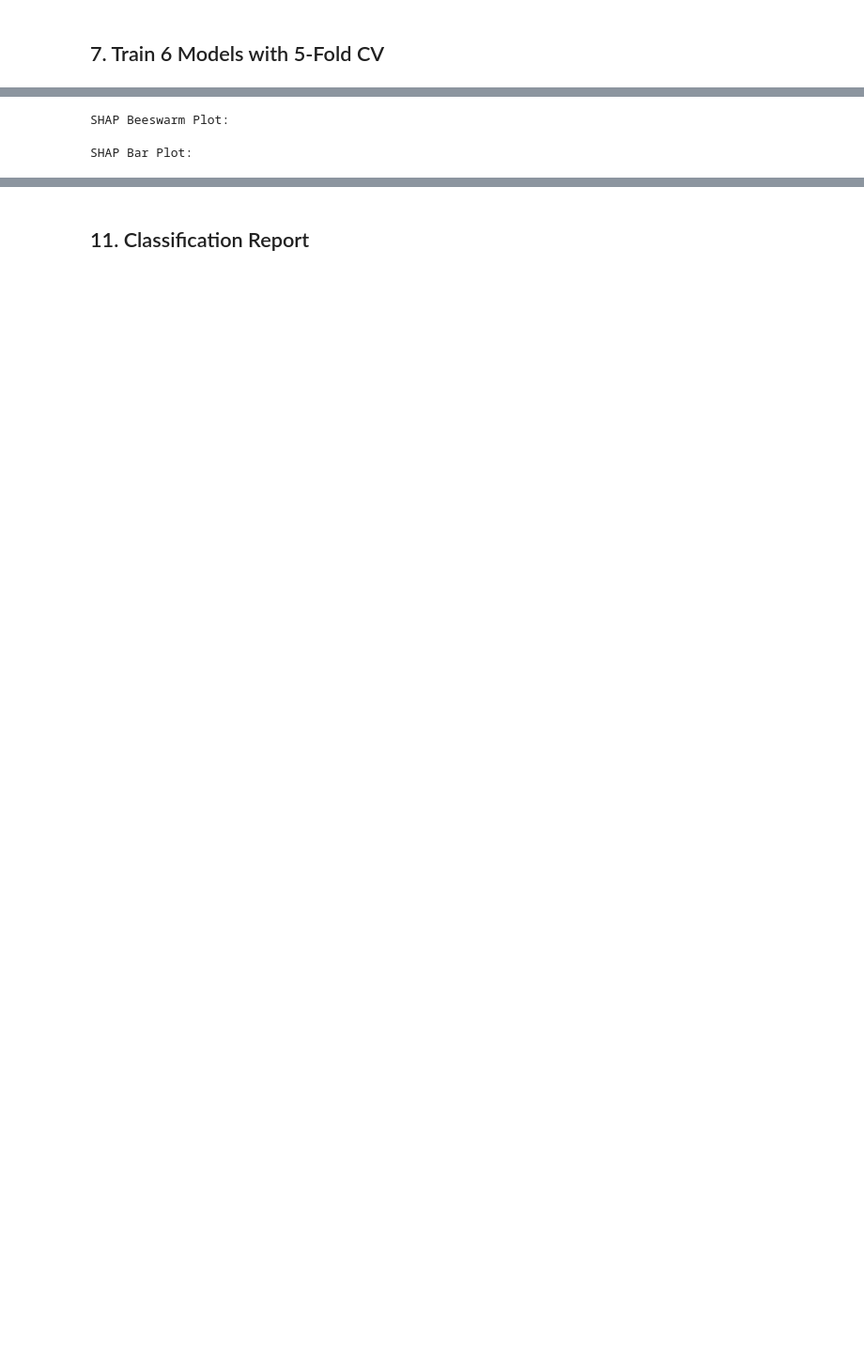
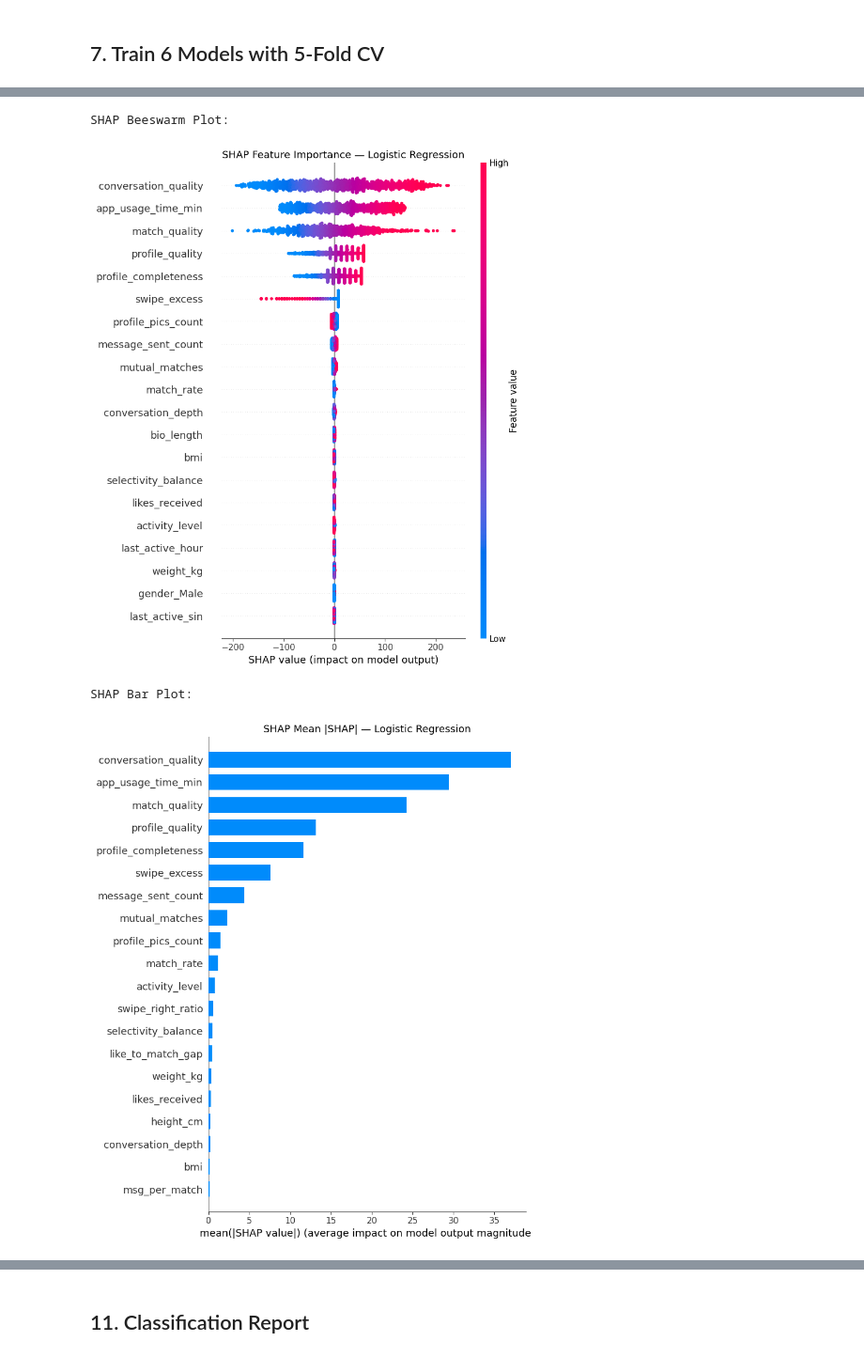
Before and after one commit to iztzx/WID3006_ML, a Jupyter notebook: ConnectionLens_Colab.ipynb, the cells around one changed output, grey strips where cells are left out. Shown at 94% size. Cells and saved outputs as stored; diff of their text form; code cells hidden in the pictures; blank space fills up the shorter version.

```diff
--- a/ConnectionLens_Colab.ipynb
+++ b/ConnectionLens_Colab.ipynb
@@ -740,7 +792,7 @@ print("\nPreprocessing complete!")
 ## 7. Train 6 Models with 5-Fold CV
 # %%
 from sklearn.linear_model import LogisticRegression
-from sklearn.ensemble import GradientBoostingClassifier
+from sklearn.ensemble import ExtraTreesClassifier
 from sklearn.metrics import accuracy_score, f1_score, classification_report
 from sklearn.model_selection import StratifiedKFold, cross_val_score
 from xgboost import XGBClassifier
@@ -767,8 +819,8 @@ models = {
     "Random Forest": make_pipeline(
         RandomForestClassifier(**MODEL_CFG["Random Forest"], random_state=SEED, n_jobs=-1)
     ),
-    "Gradient Boosting": make_pipeline(
-        GradientBoostingClassifier(**MODEL_CFG["Gradient Boosting"], random_state=SEED)
+    "Extra Trees": make_pipeline(
+        ExtraTreesClassifier(**MODEL_CFG["Extra Trees"], random_state=SEED, n_jobs=-1)
     ),
     "XGBoost": make_pipeline(
         XGBClassifier(
@@ -1043,58 +1514,74 @@ import shap
 
 SHAP_CFG = CONFIG["shap"]
 
-# Use the best model directly for SHAP (TreeExplainer supports CatBoost natively)
+# Use the best model directly for SHAP
 shap_estimator = best_pipeline.named_steps["model"]
 
 shap_sample = X_train_final.sample(
     n=min(SHAP_CFG["sample_size"], len(X_train_final)), random_state=SEED
 )
-explainer = shap.TreeExplainer(shap_estimator)
-shap_values = explainer.shap_values(shap_sample)
+
+# shap.Explainer auto-selects the right backend (Tree, Linear, etc.)
+explainer = shap.Explainer(shap_estimator, shap_sample)
+shap_values = explainer(shap_sample)
+
+# Extract arrays for plotting
+if hasattr(shap_values, "values"):
+    sv = shap_values.values
+else:
+    sv = shap_values
 
 # CatBoost multi-class returns shape (n_samples, n_features, n_classes)
-if isinstance(shap_values, np.ndarray) and shap_values.ndim == 3:
-    sv_beeswarm = shap_values[:, :, 0]       # first class for beeswarm
-    sv_bar = np.mean(np.abs(shap_values), axis=2)  # mean |SHAP| for bar
-elif isinstance(shap_values, list):
-    sv_beeswarm = shap_values[0]
+if isinstance(sv, np.ndarray) and sv.ndim == 3:
+    sv_beeswarm = sv[:, :, 0]       # first class for beeswarm
+    sv_bar = np.mean(np.abs(sv), axis=2)  # mean |SHAP| for bar
+elif isinstance(sv, list):
+    sv_beeswarm = sv[0]
     sv_bar = sv_beeswarm
 else:
-    sv_beeswarm = shap_values
+    sv_beeswarm = sv
     sv_bar = sv_beeswarm
 
 # Beeswarm plot
 print("SHAP Beeswarm Plot:")
 shap.summary_plot(sv_beeswarm, shap_sample, show=False, max_display=SHAP_CFG["max_display"])
-plt.title(f"SHAP Feature Importance â€” {best_name}", fontsize=13)
+plt.title(f"SHAP Feature Importance — {best_name}", fontsize=13)
 plt.tight_layout()
 plt.show()
 
 # Bar plot
 print("\nSHAP Bar Plot:")
 shap.summary_plot(sv_bar, shap_sample, plot_type="bar", show=False, max_display=SHAP_CFG["max_display"])
-plt.title(f"SHAP Mean |SHAP| â€” {best_name}", fontsize=13)
+plt.title(f"SHAP Mean |SHAP| — {best_name}", fontsize=13)
 plt.tight_layout()
 plt.show()
 
 # Feature importance from the SHAP model
-importances_shap = shap_estimator.feature_importances_
+if hasattr(shap_estimator, "feature_importances_"):
+    importances_shap = shap_estimator.feature_importances_
+elif hasattr(shap_estimator, "coef_"):
+    importances_shap = np.mean(np.abs(shap_estimator.coef_), axis=0)
+else:
+    importances_shap = np.mean(np.abs(sv), axis=0)
+
 importance_shap_df = pd.DataFrame(
     {"Feature": X_train_final.columns, "Importance": importances_shap}
 ).sort_values("Importance", ascending=False)
 
 plt.figure(figsize=(10, 8))
 sns.barplot(
     x="Importance",
     y="Feature",
     data=importance_shap_df.head(SHAP_CFG["max_display"]),
     palette="magma",
     hue="Feature",
     legend=False,
 )
-plt.title("Top 20 Feature Importances (CatBoost)", fontsize=14)
+plt.title(f"Top 20 Feature Importances ({best_name})", fontsize=14)
 plt.tight_layout()
 plt.show()
 # %% [output]
 SHAP Beeswarm Plot:
+[figure, added]
 SHAP Bar Plot:
+[figure, added]
```
Also changed, not shown: parts of 32 cells of this notebook, 7 other files.
